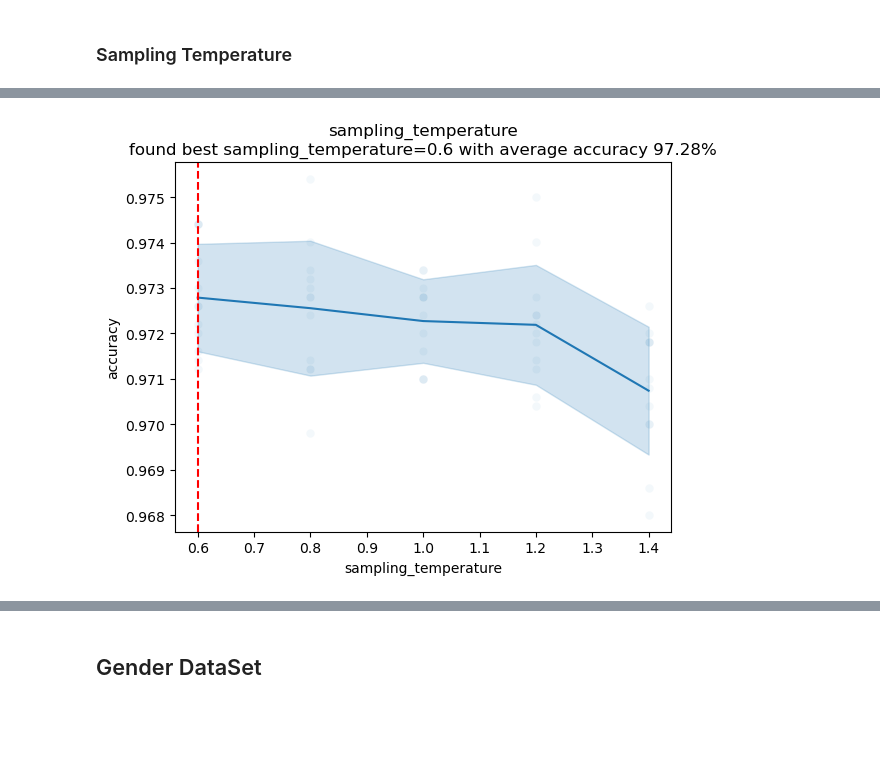
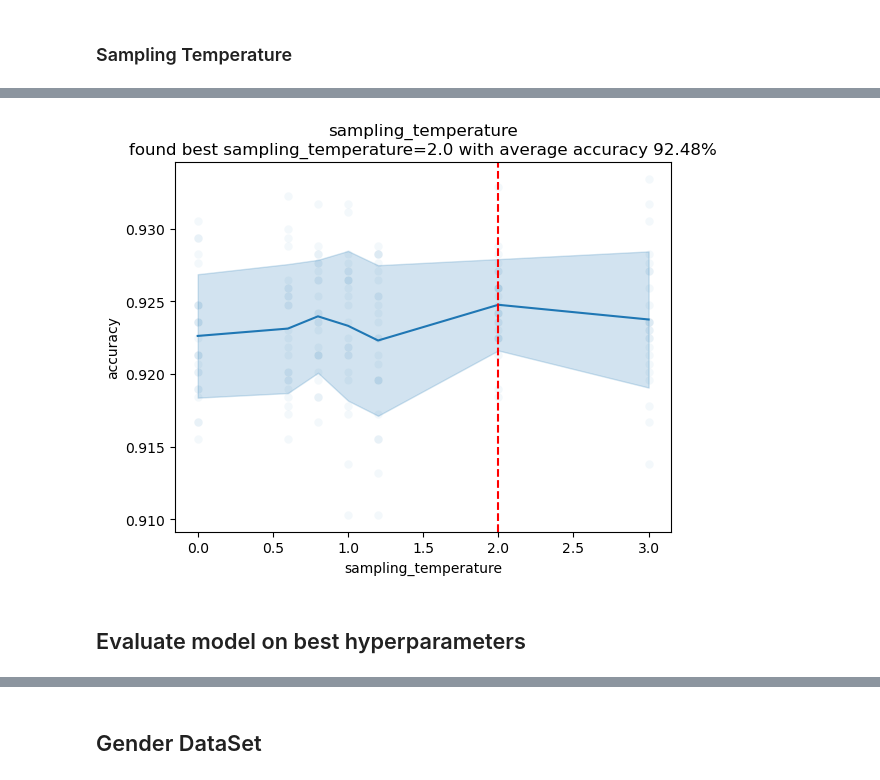
Before and after one commit to natijas/Classification-random-forest, a Jupyter notebook: src/UMA-analiza.ipynb, the cells around one changed output, grey strips where cells are left out. Cells and saved outputs as stored; diff of their text form; code cells hidden in the pictures; blank space fills up the shorter version.

```diff
--- a/src/UMA-analiza.ipynb
+++ b/src/UMA-analiza.ipynb
@@ -490,5 +450,5 @@ with Pool(24) as pool:
 # %%
 with Pool(24) as pool:
-    plot_factor_dependency(X, Y, rf_constructor, 'n_estimators', [1, 10, 40, 80, 120, 160],
-                           {'max_features': 6, 'bootstrap_fraction': 1, 'sampling_temperature': 0, 'tree_kwargs': {'kind': 'c45', 'max_depth': 10, 'validation_ratio': }},
-                           reps=24, pool=pool)
+    plot_factor_dependency(X, Y, rf_constructor, 'bootstrap_fraction', np.linspace(0.1, 1, 9),
+                           {'max_features': 6, 'n_estimators': 10, 'sampling_temperature': 0, 'tree_kwargs': {'kind': 'c45', 'max_depth': 10, 'validation_ratio': 0}},
+                           reps=24, pool=pool),
@@ -494,0 +457,5 @@ with Pool(24) as pool:
+# %%
+with Pool(24) as pool:
+    plot_factor_dependency(X, Y, rf_constructor, 'bootstrap_fraction', np.linspace(0.1, 1, 9),
+                           {'max_features': 6, 'n_estimators': 1, 'sampling_temperature': 0, 'tree_kwargs': {'kind': 'sklearn', 'max_depth': 6}},
+                           reps=24, pool=pool)
@@ -496,7 +465,7 @@ with Pool(24) as pool:
 ### Sampling Temperature
 # %%
 with Pool(24) as pool:
-    plot_factor_dependency(X, Y, rf_constructor, 'sampling_temperature', [0.6, 0.8, 1, 1.2, 1.4],
-                           {'n_estimators': 10, 'max_features': 6, 'bootstrap_fraction': 0.7, 'tree_kwargs': {'kind': 'id3', 'max_depth': 4}},
+    plot_factor_dependency(X, Y, rf_constructor, 'sampling_temperature', [0., 0.6, 0.8, 1, 1.2, 2., 3.],
+                           {'n_estimators': 10, 'max_features': 6, 'bootstrap_fraction': 0.8875, 'tree_kwargs': {'kind': 'id3', 'max_depth': 5}},
                            reps=24, pool=pool)
 # %% [output]
@@ -503,0 +473,5 @@ with Pool(24) as pool:
+# %%
+with Pool(24) as pool:
+    plot_factor_dependency(X, Y, rf_constructor, 'sampling_temperature', [0., 0.6, 0.8, 1, 1.2, 2., 3.],
+                           {'n_estimators': 80, 'max_features': 6, 'bootstrap_fraction': 0.8875, 'tree_kwargs': {'kind': 'id3', 'max_depth': 5}},
+                           reps=24, pool=pool)
@@ -504,7 +480,9 @@ with Pool(24) as pool:
 # %%
 with Pool(24) as pool:
-    plot_factor_dependency(X, Y, rf_constructor, 'sampling_temperature', [0, 0.2, 0.4, 0.6, 0.8, 1, 1.2, 1.4],
-                           {'n_estimators': 10, 'max_features': 6, 'bootstrap_fraction': 0.7, 'tree_kwargs': {'kind': 'c45', 'max_depth': 10}},
+    plot_factor_dependency(X, Y, rf_constructor, 'sampling_temperature', [0., 0.6, 0.8, 1, 1.2, 2., 3.],
+                           {'n_estimators': 10, 'max_features': 6, 'bootstrap_fraction': 1, 'tree_kwargs': {'kind': 'c45', 'max_depth': 10}},
                            reps=24, pool=pool)
 # %% [output]
-[figure, old version]
+[figure, new version]
+# %% [markdown]
+## Evaluate model on best hyperparameters
```
Also changed, not shown: parts of 27 cells of this notebook.
